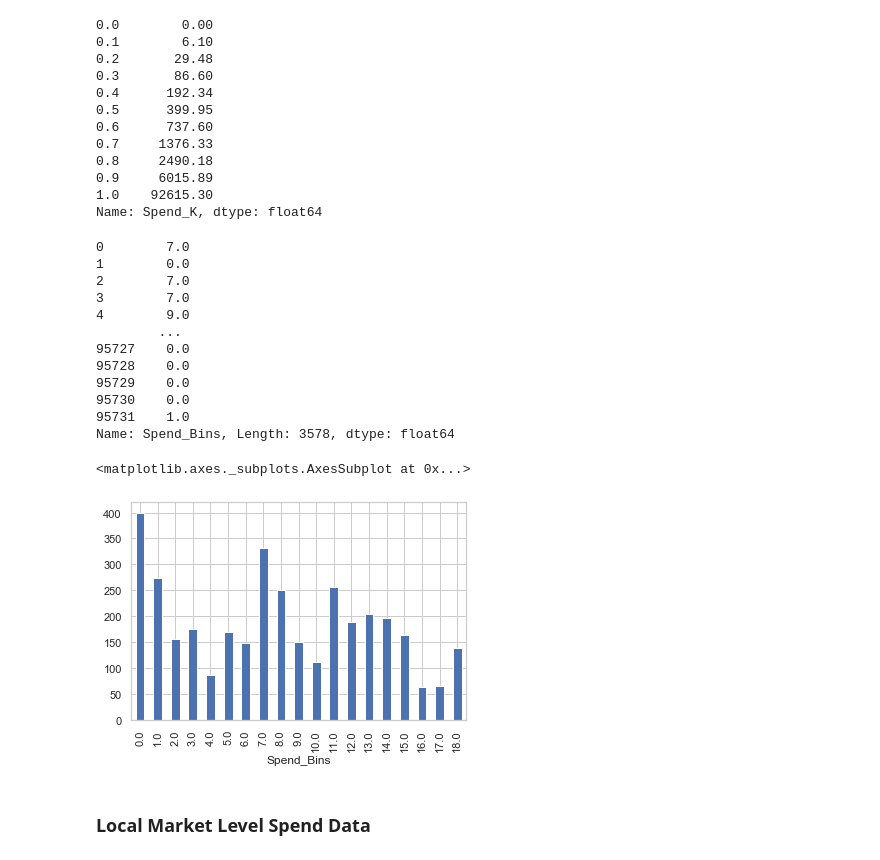
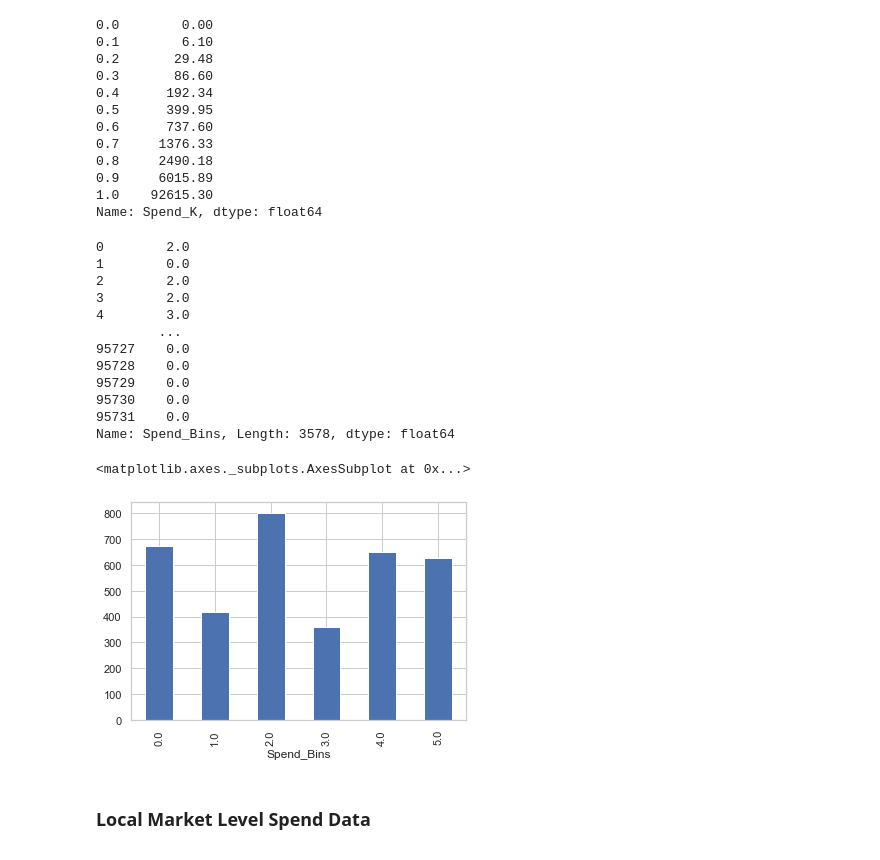
Before and after one commit to bonniema/Competitive_Spend_Classifier, a Jupyter notebook: Competitive_Classification_BM.ipynb, the cells around one changed output. Drawn from its saved outputs; the diff is of its cells as text; code cells hidden in the pictures.

```diff
--- a/Competitive_Classification_BM.ipynb
+++ b/Competitive_Classification_BM.ipynb
@@ -160,4 +178,4 @@ nat_comp_df.head()
 | 4 | Adobe | 0 | B-to-B | National | 2018 | 10 | 281617900 | 1 | 21200 | ... |
 5 rows × 43 columns
 # %%
-nat_comp_df = nat_comp_df.drop(columns=['Company','Div_ALL OTHER','Div_Central','Div_National','Div_Northeast','Div_West','Division_Name','MEDIA','DMA_Code'], axis=1)
+nat_comp_data = nat_comp_df.drop(columns=['Company','Div_ALL OTHER','Div_Central','Div_National','Div_Northeast','Div_West','Division_Name','MEDIA','DMA_Code'], axis=1)
@@ -179,31 +207,31 @@ nat_comp_df.Spend_K.quantile(list(np.linspace(0,1,11)))
 1.0    92615.30
 Name: Spend_K, dtype: float64
 # %%
-#75% values are between 0 to 12000
-BINS = [0,10,30,50,80,100,150,200,400,600,800,1000,1500,2000,3000,5000,8000,10000,15000,100000]
+#80% values are between 0 to 2500
+BINS = [0,30,100,500,1000,3000,100000]
 # %%
-nat_comp_df['Spend_Bins'] = pd.cut(x=nat_comp_df.Spend_K, bins=BINS, labels=False)
+nat_comp_data['Spend_Bins'] = pd.cut(x=nat_comp_data.Spend_K, bins=BINS, labels=False)
 # %%
-nat_comp_df['Spend_Bins']
+nat_comp_data['Spend_Bins']
 # %% [output]
-0        7.0
+0        2.0
 1        0.0
-2        7.0
-3        7.0
-4        9.0
+2        2.0
+3        2.0
+4        3.0
         ...
 95727    0.0
 95728    0.0
 95729    0.0
 95730    0.0
-95731    1.0
+95731    0.0
 Name: Spend_Bins, Length: 3578, dtype: float64
 # %%
-nat_comp_df = nat_comp_df.drop('Spend_K', axis=1)
+nat_comp_data = nat_comp_data.drop('Spend_K', axis=1)
 # %%
-nat_comp_df.groupby('Spend_Bins')['BRAND'].count().plot.bar()
+nat_comp_data.groupby('Spend_Bins')['BRAND'].count().plot.bar()
 # %% [output]
 <matplotlib.axes._subplots.AxesSubplot at 0x...>
-[figure, old version]
+[figure, new version]
 # %%
 #Remove all NAs
```
Also changed, not shown: parts of 62 cells of this notebook.
